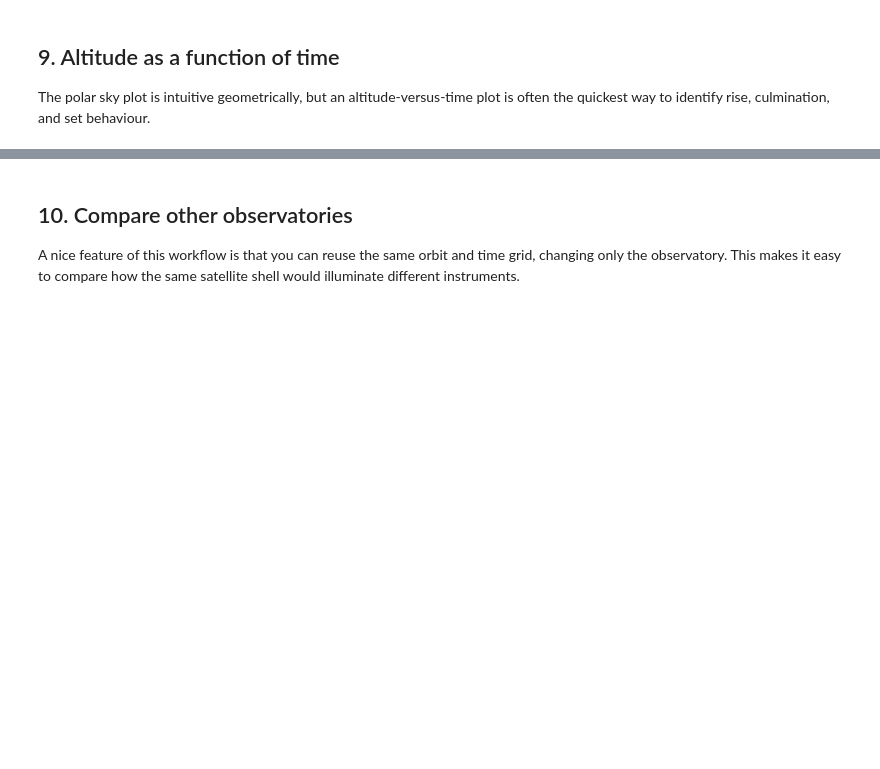
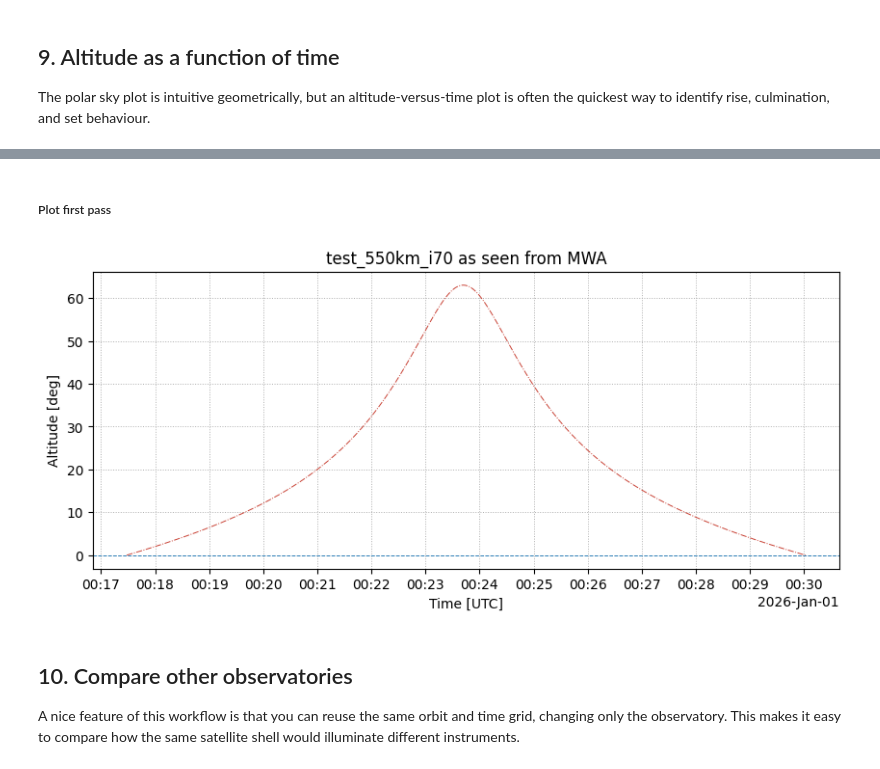
Before and after one commit to amanchokshi/skyweaver, a Jupyter notebook: docs/notebooks/skyweaver_tutorial.ipynb, the cells around one changed output, grey strips where cells are left out. Saved outputs shown, nothing was run; the diff lists cells and outputs as text; code cells hidden in the pictures; blank space fills up the shorter version.

```diff
--- a/docs/notebooks/skyweaver_tutorial.ipynb
+++ b/docs/notebooks/skyweaver_tutorial.ipynb
@@ -203,3 +201,25 @@ plt.show()
+# %% [markdown]
+##### Plot first pass
+# %%
+fig, ax = plt.subplots(figsize=(10, 4))
+
+ax.plot(st.passes()[0].datetimes(), st.passes()[0].altitude_deg, "-.", lw=0.7, color=cmr.pride(0.73))
+ax.axhline(0.0, ls="--", lw=0.7)
+
+locator = mdates.AutoDateLocator(minticks=8, maxticks=16)
+formatter = mdates.ConciseDateFormatter(locator)
+
+ax.xaxis.set_major_locator(locator)
+ax.xaxis.set_major_formatter(formatter)
+
+ax.set_ylabel("Altitude [deg]")
+ax.set_xlabel("Time [UTC]")
+ax.set_title(f"{orbit.name} as seen from {site.name}")
+ax.grid(ls=":", lw=0.7)
+
+plt.show()
+# %% [output]
+[figure, added]
 # %% [markdown]
 ## 10. Compare other observatories
 
```
Also changed, not shown: parts of 14 cells of this notebook.
